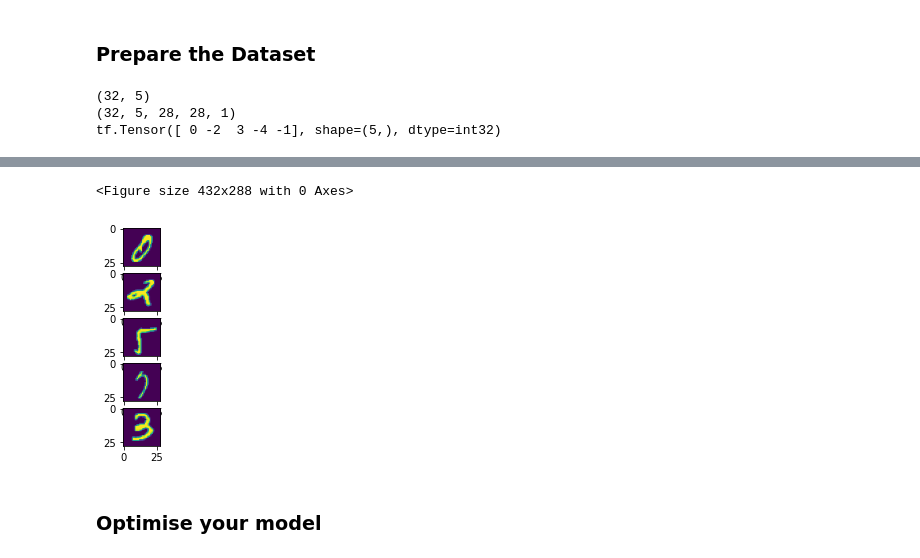
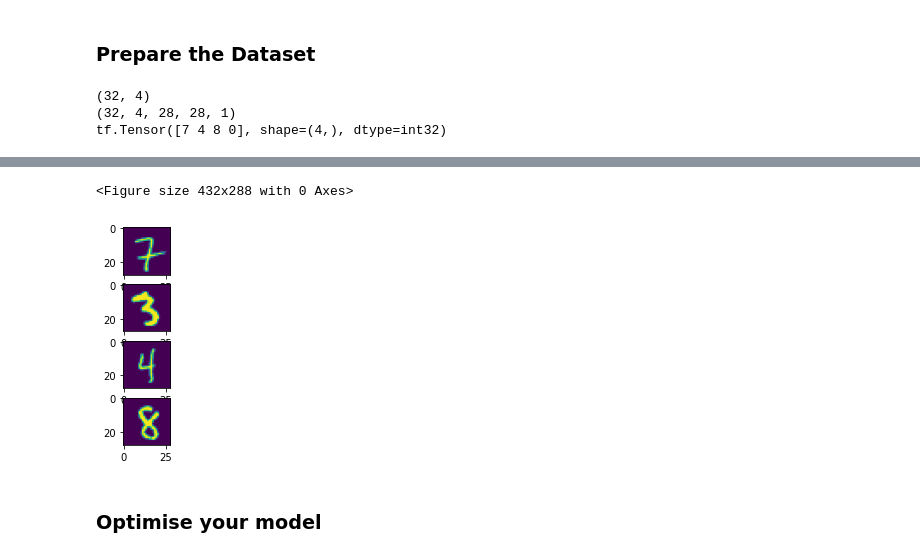
Before and after one commit to anbebe/-IANNwTF-Group-25, a Jupyter notebook: 07_LSTM/HomeWork7.ipynb, the cells around one changed output, grey strips where cells are left out. Cells and saved outputs as stored; diff of their text form; code cells hidden in the pictures.

```diff
--- a/07_LSTM/HomeWork7.ipynb
+++ b/07_LSTM/HomeWork7.ipynb
@@ -57,21 +51,20 @@ def preprocess(data, batch_size, sequence_length):
 
   return ds
 
-train_ds = preprocess(train_ds, batch_size=32, sequence_length=5)
-val_ds = preprocess(val_ds, batch_size=32, sequence_length=5)
+train_ds = preprocess(train_ds, batch_size=32, sequence_length=4)
+val_ds = preprocess(val_ds, batch_size=32, sequence_length=4)
 # %%
 for img1, label in train_ds.take(1):
   print(label.shape)
   print(img1.shape)
   plt.figure()
-  f, axarr = plt.subplots(5,1)
+  f, axarr = plt.subplots(4,1)
   axarr[0].imshow(img1[0][0].numpy().squeeze())
   axarr[1].imshow(img1[0][1].numpy().squeeze())
   axarr[2].imshow(img1[0][2].numpy().squeeze())
   axarr[3].imshow(img1[0][3].numpy().squeeze())
-  axarr[4].imshow(img1[0][4].numpy().squeeze())
   print(label[0])
 # %% [output]
-(32, 5)
-(32, 5, 28, 28, 1)
-tf.Tensor([ 0 -2  3 -4 -1], shape=(5,), dtype=int32)
+(32, 4)
+(32, 4, 28, 28, 1)
+tf.Tensor([7 4 8 0], shape=(4,), dtype=int32)
@@ -80,5 +73,5 @@ tf.Tensor([ 0 -2  3 -4 -1], shape=(5,), dtype=int32)
 <Figure size 432x288 with 0 Axes>
-[figure, old version]
+[figure, new version]
 # %% [markdown]
 ### Optimise your model
 # %%
```
Also changed, not shown: parts of 11 cells of this notebook.
